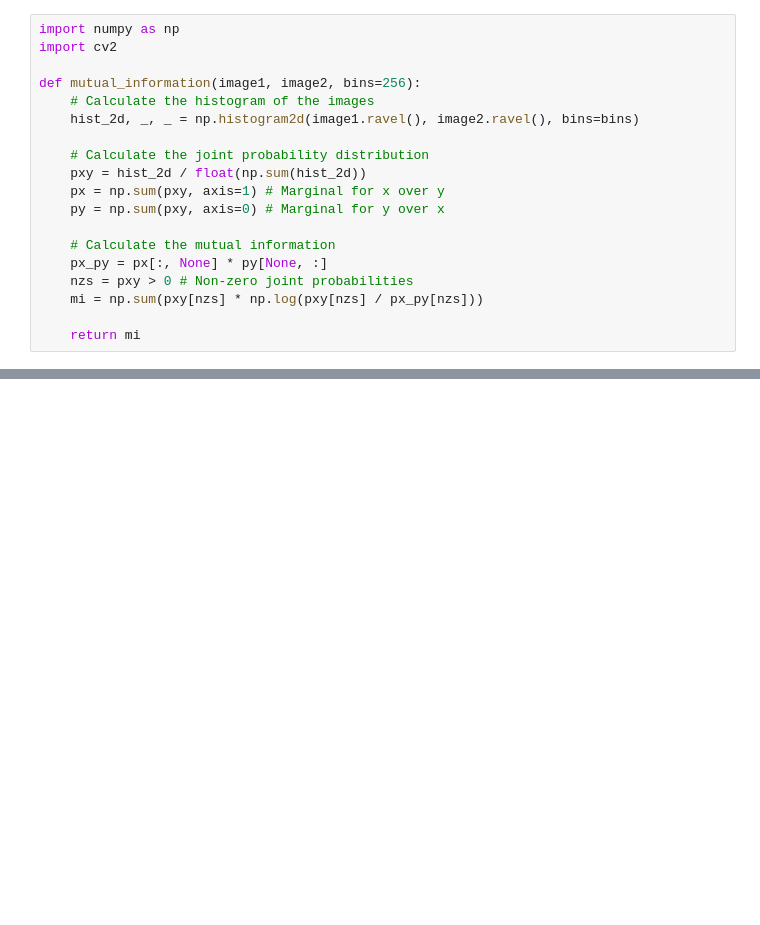
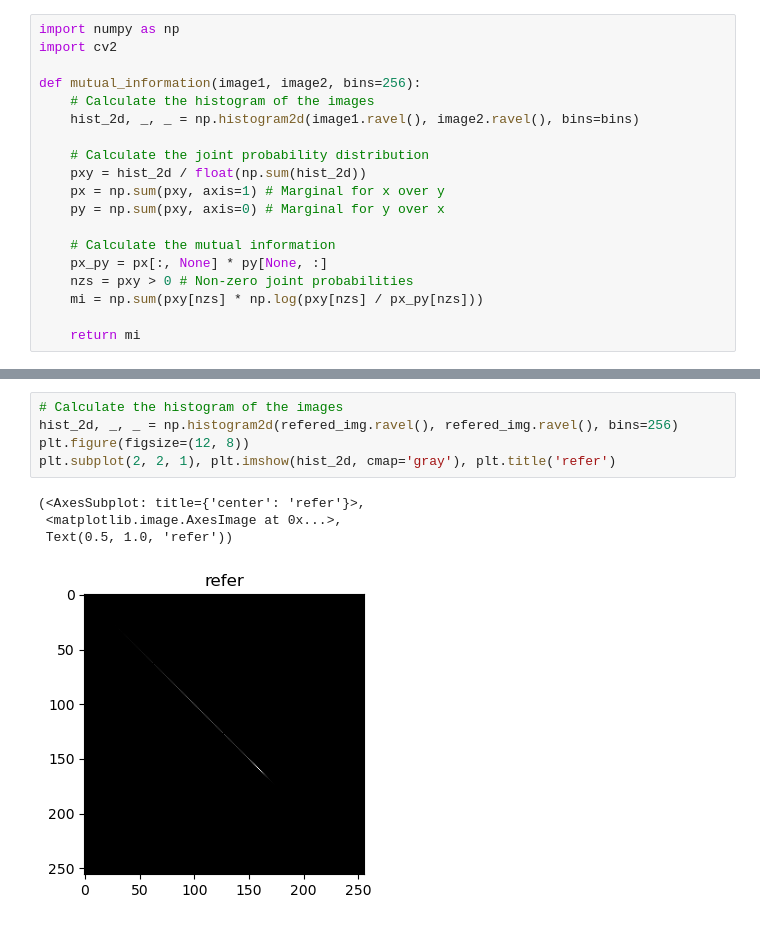
Before and after one commit to Barryzp/ml-workspace, a Jupyter notebook: registration/similarity-measure/crop_mi.ipynb, the cells around one changed output, grey strips where cells are left out. Saved outputs shown, nothing was run; the diff lists cells and outputs as text; blank space fills up the shorter version.

```diff
--- a/registration/similarity-measure/crop_mi.ipynb
+++ b/registration/similarity-measure/crop_mi.ipynb
@@ -96,0 +107,10 @@ MI: 0.9320585898759294
+# %%
+# Calculate the histogram of the images
+hist_2d, _, _ = np.histogram2d(refered_img.ravel(), refered_img.ravel(), bins=256)
+plt.figure(figsize=(12, 8))
+plt.subplot(2, 2, 1), plt.imshow(hist_2d, cmap='gray'), plt.title('refer')
+# %% [output]
+(<AxesSubplot: title={'center': 'refer'}>,
+ <matplotlib.image.AxesImage at 0x...>,
+ Text(0.5, 1.0, 'refer'))
+[figure, added]
```
Also changed, not shown: parts of 2 cells of this notebook, 5 other files.
